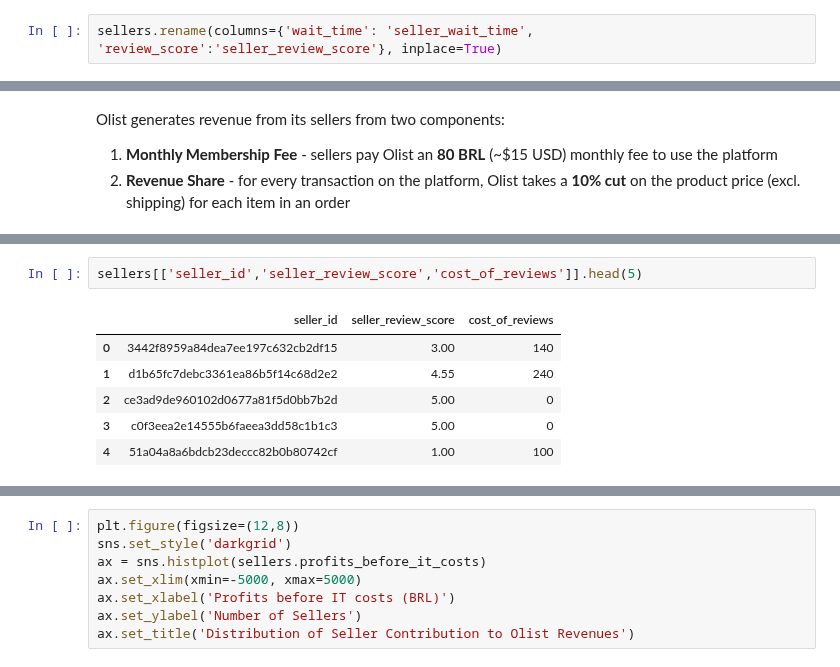
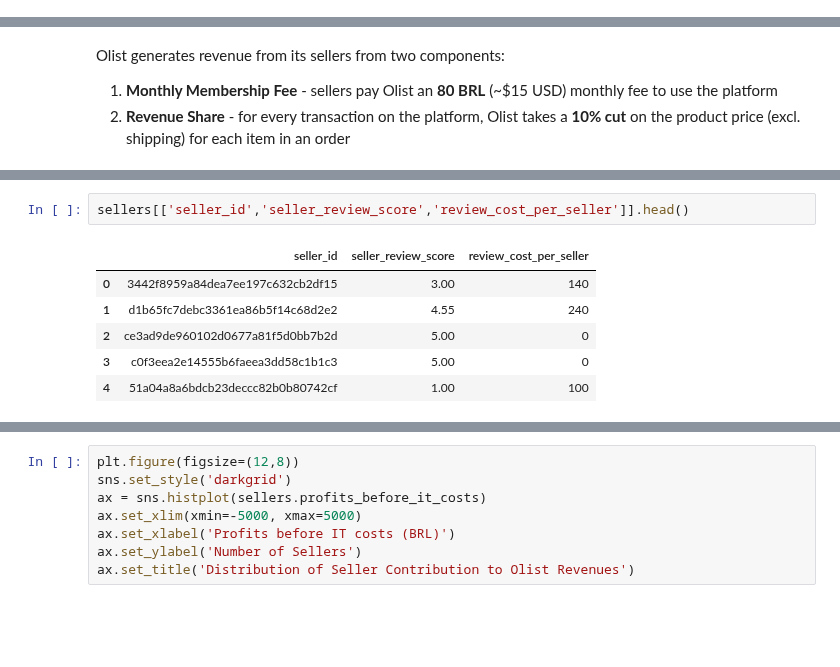
Before and after one commit to phlln/olist-analysis, a Jupyter notebook: notebooks/ceo_request-Phil-UPDATED.ipynb, the cells around one changed output, grey strips where cells are left out. Drawn from its saved outputs; the diff is of its cells as text; blank space fills up the shorter version.

```diff
--- a/notebooks/ceo_request-Phil-UPDATED.ipynb
+++ b/notebooks/ceo_request-Phil-UPDATED.ipynb
@@ -94,3 +91 @@ Index(['seller_id', 'seller_city', 'seller_state', 'delay_to_carrier',
       dtype='object')
-# %%
-sellers.rename(columns={'wait_time': 'seller_wait_time', 'review_score':'seller_review_score'}, inplace=True)
@@ -165,7 +138,7 @@ Index(['seller_id', 'seller_city', 'seller_state', 'delay_to_carrier',
 # %%
-sellers[['seller_id','seller_review_score','cost_of_reviews']].head(5)
+sellers[['seller_id','seller_review_score','review_cost_per_seller']].head()
 # %% [output]
-|  | seller_id | seller_review_score | cost_of_reviews |
+|  | seller_id | seller_review_score | review_cost_per_seller |
 | 0 | 3442f8959a84dea7ee197c632cb2df15 | 3.00 | 140 |
 | 1 | d1b65fc7debc3361ea86b5f14c68d2e2 | 4.55 | 240 |
 | 2 | ce3ad9de960102d0677a81f5d0bb7b2d | 5.00 | 0 |
```
Also changed, not shown: parts of 14 cells of this notebook, 5 other files.
